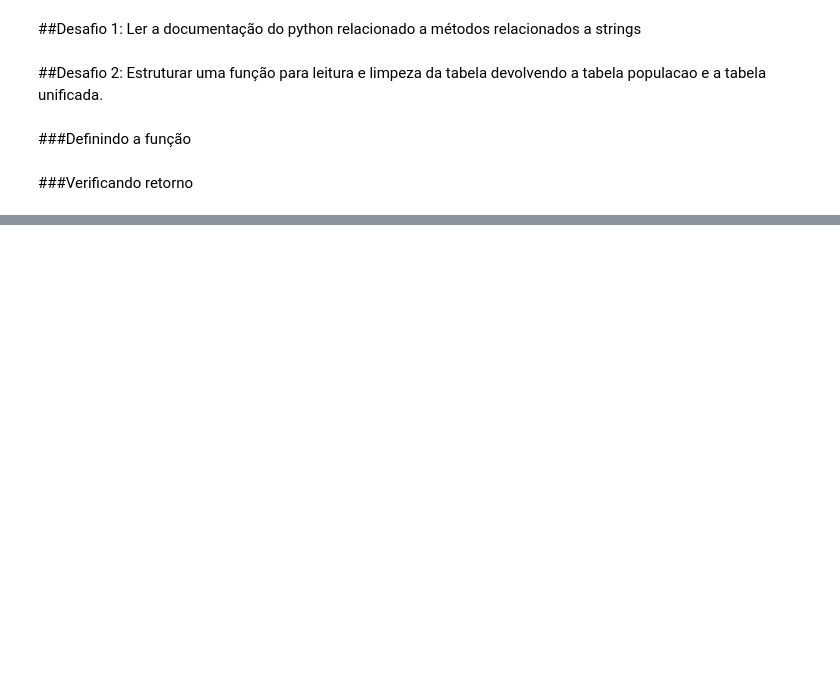
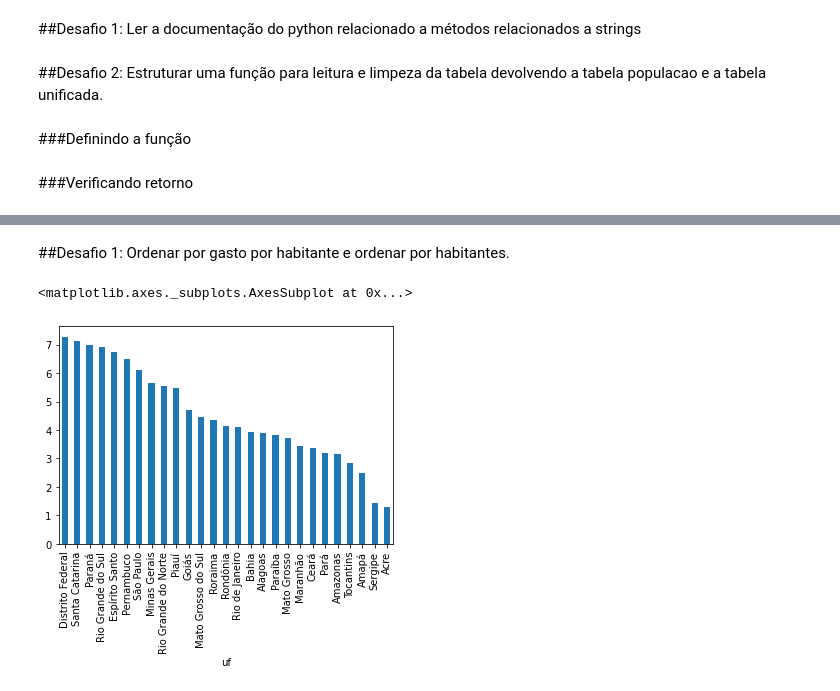
Before and after one commit to AdamStamm/bootcamp_alura, a Jupyter notebook: Notebooks/Bootcamp_Data_Science_Módulo_2.ipynb, the cells around one changed output, grey strips where cells are left out. Drawn from its saved outputs; the diff is of its cells as text; code cells hidden in the pictures; blank space fills up the shorter version.

```diff
--- a/Notebooks/Bootcamp_Data_Science_Módulo_2.ipynb
+++ b/Notebooks/Bootcamp_Data_Science_Módulo_2.ipynb
@@ -343,0 +408,8 @@ dados_e_populacao_recente.head()
+# %% [markdown]
+##Desafio 1: Ordenar por gasto por habitante e ordenar por habitantes.
+# %%
+gasto_por_habitante_ordenado = gastos_e_populacao_recente['gasto_por_habitante'].sort_values(ascending=False)
+gasto_por_habitante_ordenado.plot(kind='bar')
+# %% [output]
+<matplotlib.axes._subplots.AxesSubplot at 0x...>
+[figure, added]
```
Also changed, not shown: parts of 33 cells of this notebook.
